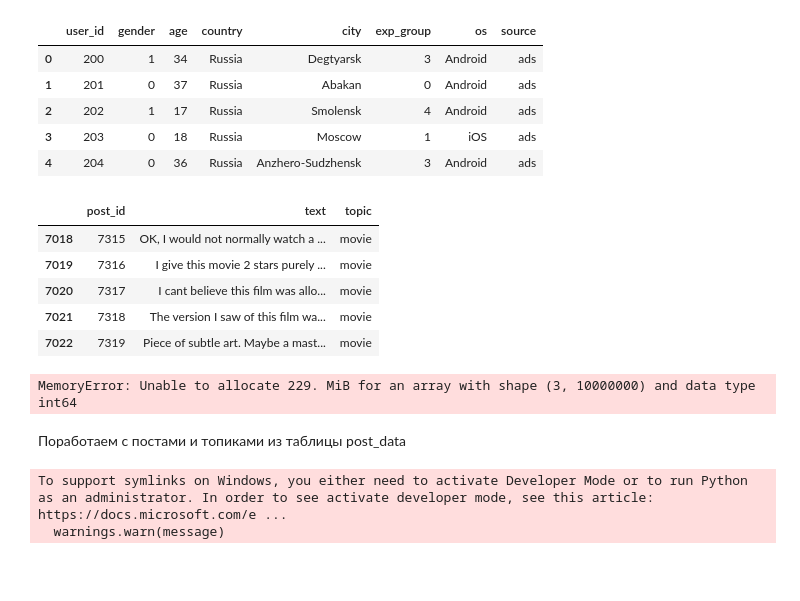
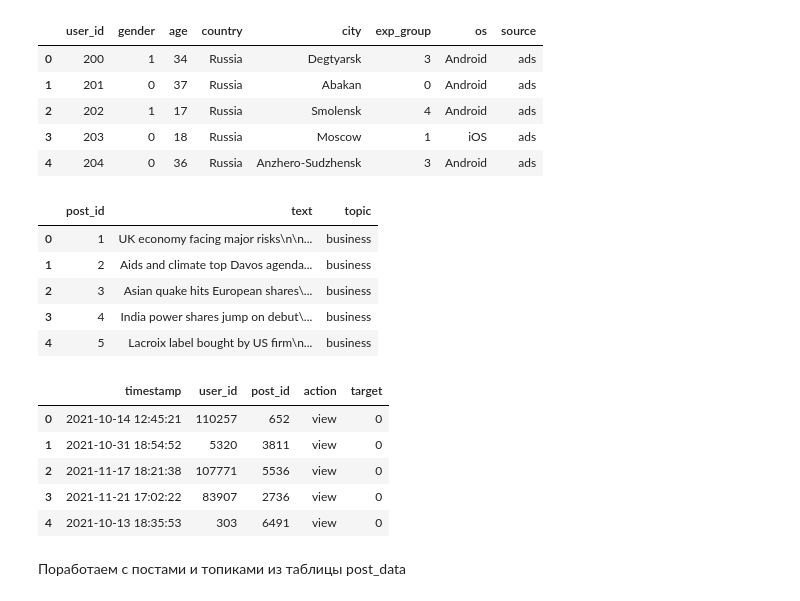
Before and after one commit to MihailovAlex/recommendation_of_posts_for_users, a Jupyter notebook: data_analysis/model_analysis_v2.ipynb, the cells around one changed output. Drawn from its saved outputs; the diff is of its cells as text; code cells hidden in the pictures; blank space fills up the shorter version.

Commit message:
New model

```diff
--- a/data_analysis/model_analysis_v2.ipynb
+++ b/data_analysis/model_analysis_v2.ipynb
@@ -15,20 +18,25 @@ user_data.head()
 | 3 | 203 | 0 | 18 | Russia | Moscow | 1 | iOS | ads |
 | 4 | 204 | 0 | 36 | Russia | Anzhero-Sudzhensk | 3 | Android | ads |
 # %%
-post_data = pd.read_csv('data//posts.csv')
-post_data.tail()
+post_data = pd.read_csv('drive//MyDrive//Colab Notebooks//data//posts.csv')
+post_data.head()
 # %% [output]
 |  | post_id | text | topic |
-| 7018 | 7315 | OK, I would not normally watch a ... | movie |
-| 7019 | 7316 | I give this movie 2 stars purely ... | movie |
-| 7020 | 7317 | I cant believe this film was allo... | movie |
-| 7021 | 7318 | The version I saw of this film wa... | movie |
-| 7022 | 7319 | Piece of subtle art. Maybe a mast... | movie |
+| 0 | 1 | UK economy facing major risks\n\n... | business |
+| 1 | 2 | Aids and climate top Davos agenda... | business |
+| 2 | 3 | Asian quake hits European shares\... | business |
+| 3 | 4 | India power shares jump on debut\... | business |
+| 4 | 5 | Lacroix label bought by US firm\n... | business |
 # %%
-feed_data = pd.read_csv('data//feeds.csv')
+feed_data = pd.read_csv('drive//MyDrive//Colab Notebooks//data//feeds.csv')
 feed_data.head()
 # %% [output]
-MemoryError: Unable to allocate 229. MiB for an array with shape (3, 10000000) and data type int64
+|  | timestamp | user_id | post_id | action | target |
+| 0 | 2021-10-14 12:45:21 | 110257 | 652 | view | 0 |
+| 1 | 2021-10-31 18:54:52 | 5320 | 3811 | view | 0 |
+| 2 | 2021-11-17 18:21:38 | 107771 | 5536 | view | 0 |
+| 3 | 2021-11-21 17:02:22 | 83907 | 2736 | view | 0 |
+| 4 | 2021-10-13 18:35:53 | 303 | 6491 | view | 0 |
 # %% [markdown]
 Поработаем с постами и топиками из таблицы post_data
 # %%
@@ -54,11 +62,6 @@ def get_model(model_name):
     }
 
     return AutoTokenizer.from_pretrained(checkpoint_names[model_name]), model_classes[model_name].from_pretrained(checkpoint_names[model_name])
-# %%
-tokenizer, model = get_model('distilbert')
-# %% [output]
-To support symlinks on Windows, you either need to activate Developer Mode or to run Python as an administrator. In order to see activate developer mode, see this article: https://docs.microsoft.com/e ...
-  warnings.warn(message)
 # %%
 model_name = 'distilbert-base-cased'
 tokenizer = AutoTokenizer.from_pretrained(model_name)
```
Also changed, not shown: parts of 28 cells of this notebook, 2 other files.
